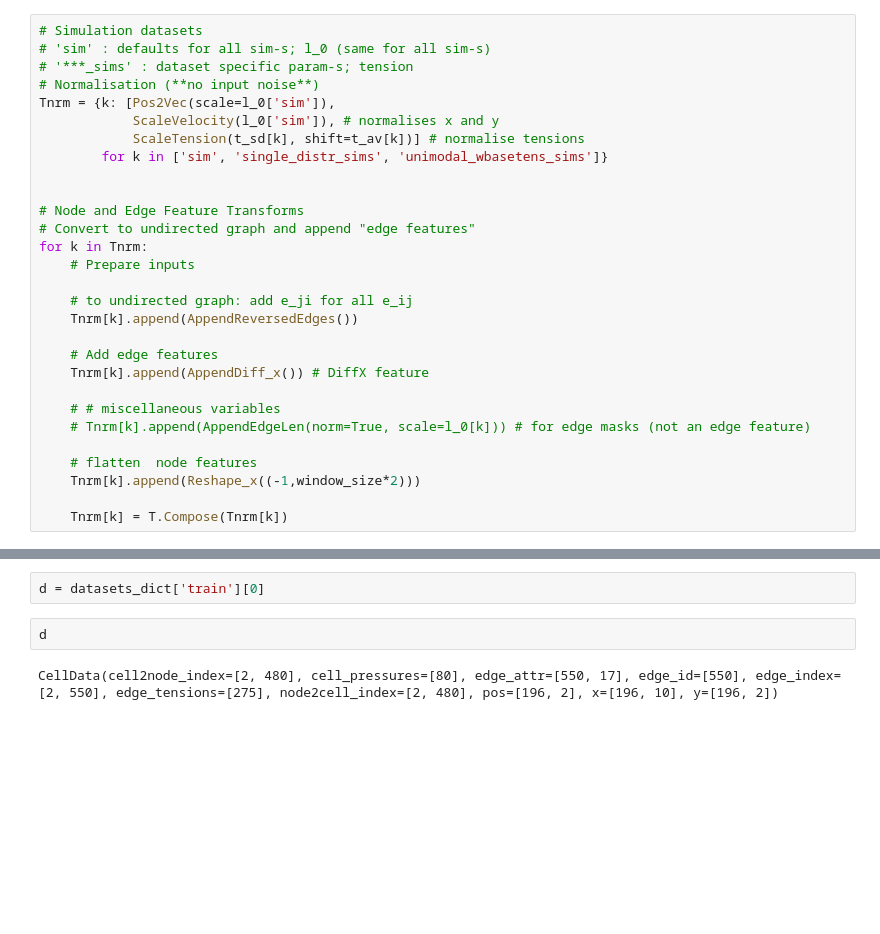
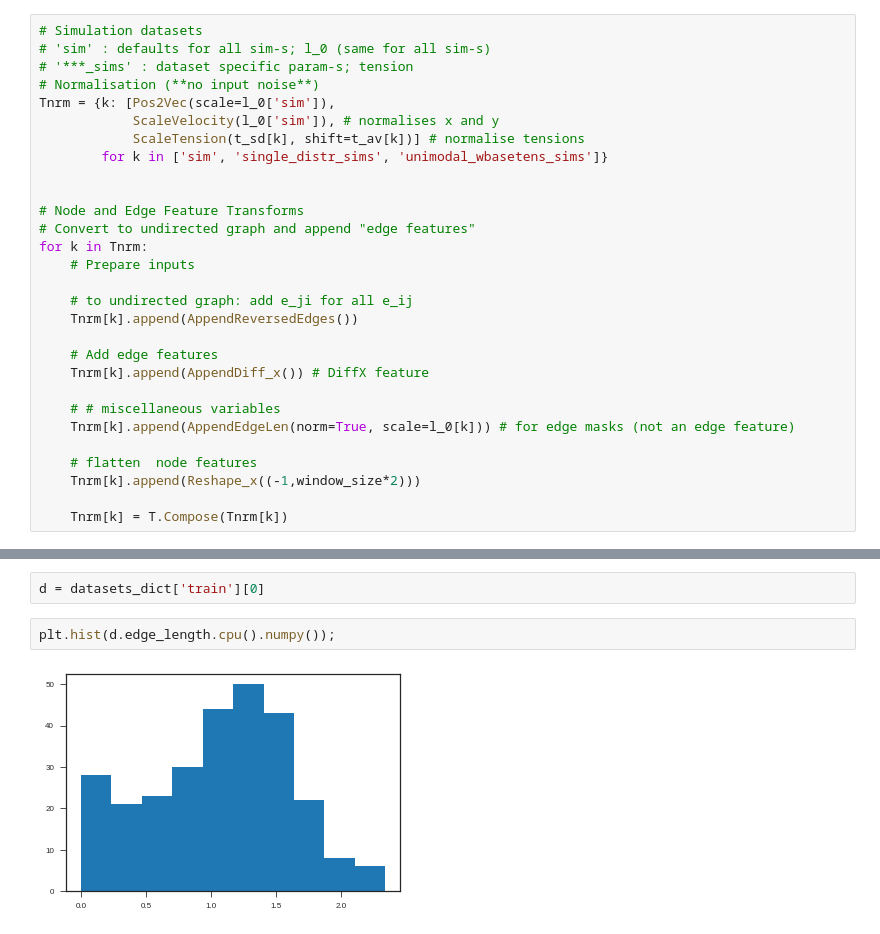
Before and after one commit to mshagirov/simgnn, a Jupyter notebook: nbs/4_tension_sim2real_posenc.ipynb, the cells around one changed output, grey strips where cells are left out. Cells and saved outputs as stored; diff of their text form; blank space fills up the shorter version.

```diff
--- a/nbs/4_tension_sim2real_posenc.ipynb
+++ b/nbs/4_tension_sim2real_posenc.ipynb
@@ -93,7 +93,7 @@ for k in Tnrm:
     Tnrm[k].append(AppendDiff_x()) # DiffX feature
 
     # # miscellaneous variables
-    # Tnrm[k].append(AppendEdgeLen(norm=True, scale=l_0[k])) # for edge masks (not an edge feature)
+    Tnrm[k].append(AppendEdgeLen(norm=True, scale=l_0[k])) # for edge masks (not an edge feature)
 
     # flatten  node features
     Tnrm[k].append(Reshape_x((-1,window_size*2)))
@@ -194,7 +195,7 @@ plt.style.use(['seaborn-paper', 'seaborn-ticks']) # use seaborn-talk for present
 # nx.draw(to_networkx(datasets_dict[k][t]),pos=dict(enumerate(datasets_dict[k][t].pos.numpy())), node_size=10)
 # %%
 d = datasets_dict['train'][0]
-# %%
-d
-# %% [output]
-CellData(cell2node_index=[2, 480], cell_pressures=[80], edge_attr=[550, 17], edge_id=[550], edge_index=[2, 550], edge_tensions=[275], node2cell_index=[2, 480], pos=[196, 2], x=[196, 10], y=[196, 2])
+# %%
+plt.hist(d.edge_length.cpu().numpy());
+# %% [output]
+[figure, added]
```
Also changed, not shown: parts of 5 cells of this notebook.
